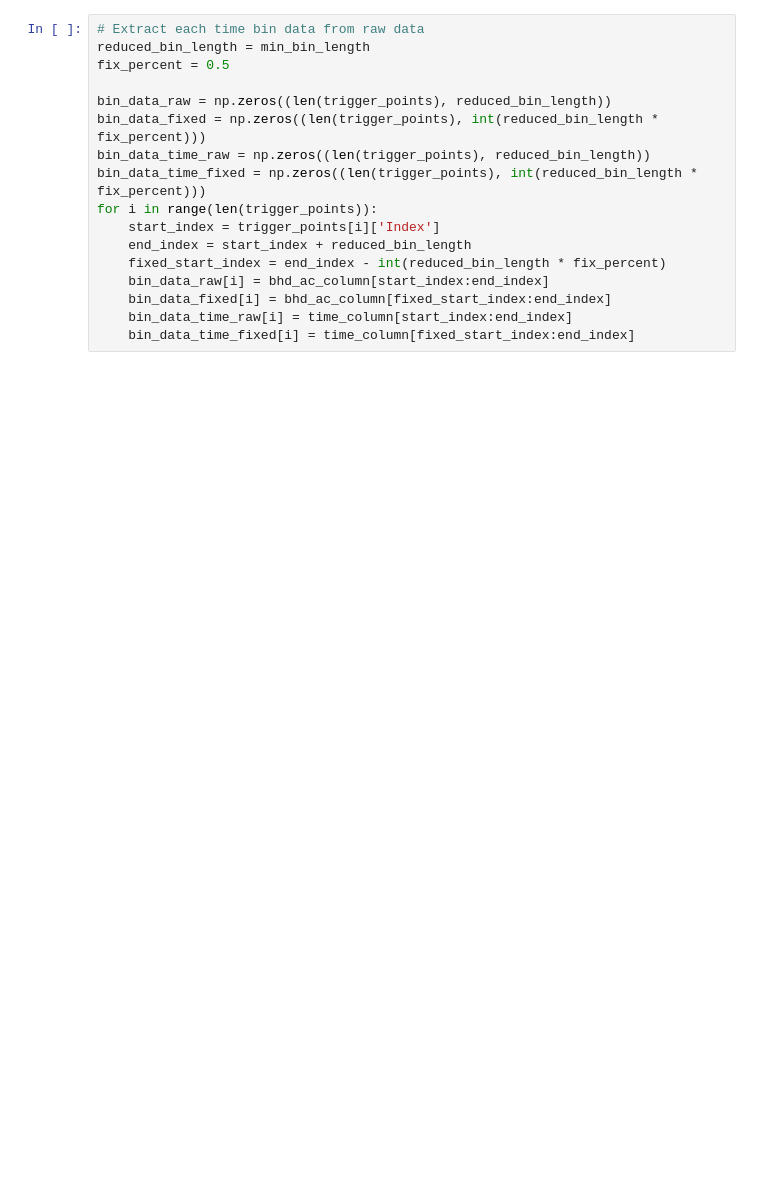
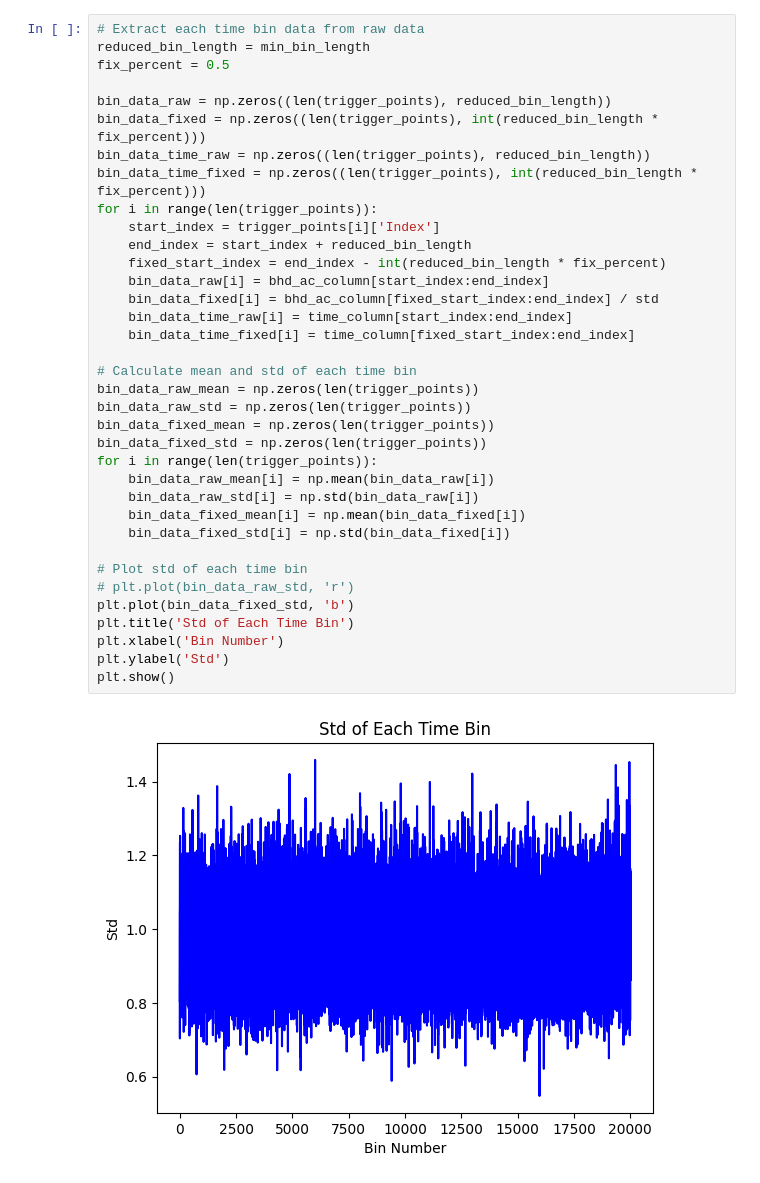
Before and after one commit to kiiichi/python-learning, a Jupyter notebook: PDE/split_time_bin.ipynb, the cells around one changed output. Drawn from its saved outputs; the diff is of its cells as text; blank space fills up the shorter version.

```diff
--- a/PDE/split_time_bin.ipynb
+++ b/PDE/split_time_bin.ipynb
@@ -62,19 +133,40 @@ Min bin length: 280
 # %%
 # Extract each time bin data from raw data
 reduced_bin_length = min_bin_length
 fix_percent = 0.5
 
 bin_data_raw = np.zeros((len(trigger_points), reduced_bin_length))
 bin_data_fixed = np.zeros((len(trigger_points), int(reduced_bin_length * fix_percent)))
 bin_data_time_raw = np.zeros((len(trigger_points), reduced_bin_length))
 bin_data_time_fixed = np.zeros((len(trigger_points), int(reduced_bin_length * fix_percent)))
 for i in range(len(trigger_points)):
     start_index = trigger_points[i]['Index']
     end_index = start_index + reduced_bin_length
     fixed_start_index = end_index - int(reduced_bin_length * fix_percent)
     bin_data_raw[i] = bhd_ac_column[start_index:end_index]
-    bin_data_fixed[i] = bhd_ac_column[fixed_start_index:end_index]
+    bin_data_fixed[i] = bhd_ac_column[fixed_start_index:end_index] / std
     bin_data_time_raw[i] = time_column[start_index:end_index]
     bin_data_time_fixed[i] = time_column[fixed_start_index:end_index]
+
+# Calculate mean and std of each time bin
+bin_data_raw_mean = np.zeros(len(trigger_points))
+bin_data_raw_std = np.zeros(len(trigger_points))
+bin_data_fixed_mean = np.zeros(len(trigger_points))
+bin_data_fixed_std = np.zeros(len(trigger_points))
+for i in range(len(trigger_points)):
+    bin_data_raw_mean[i] = np.mean(bin_data_raw[i])
+    bin_data_raw_std[i] = np.std(bin_data_raw[i])
+    bin_data_fixed_mean[i] = np.mean(bin_data_fixed[i])
+    bin_data_fixed_std[i] = np.std(bin_data_fixed[i])
+
+# Plot std of each time bin
+# plt.plot(bin_data_raw_std, 'r')
+plt.plot(bin_data_fixed_std, 'b')
+plt.title('Std of Each Time Bin')
+plt.xlabel('Bin Number')
+plt.ylabel('Std')
+plt.show()
+# %% [output]
+[figure, added]
 # %%
 # Output bin data to csv file
```
Also changed, not shown: parts of 4 cells of this notebook, 1 other file.
